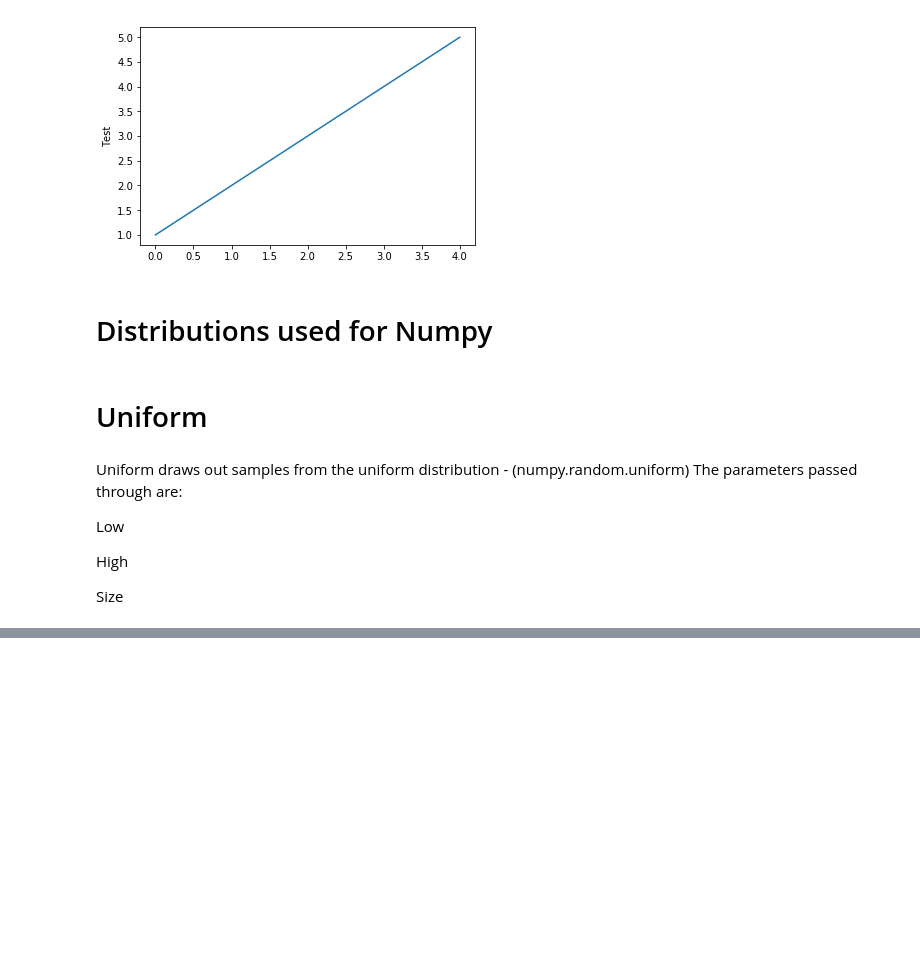
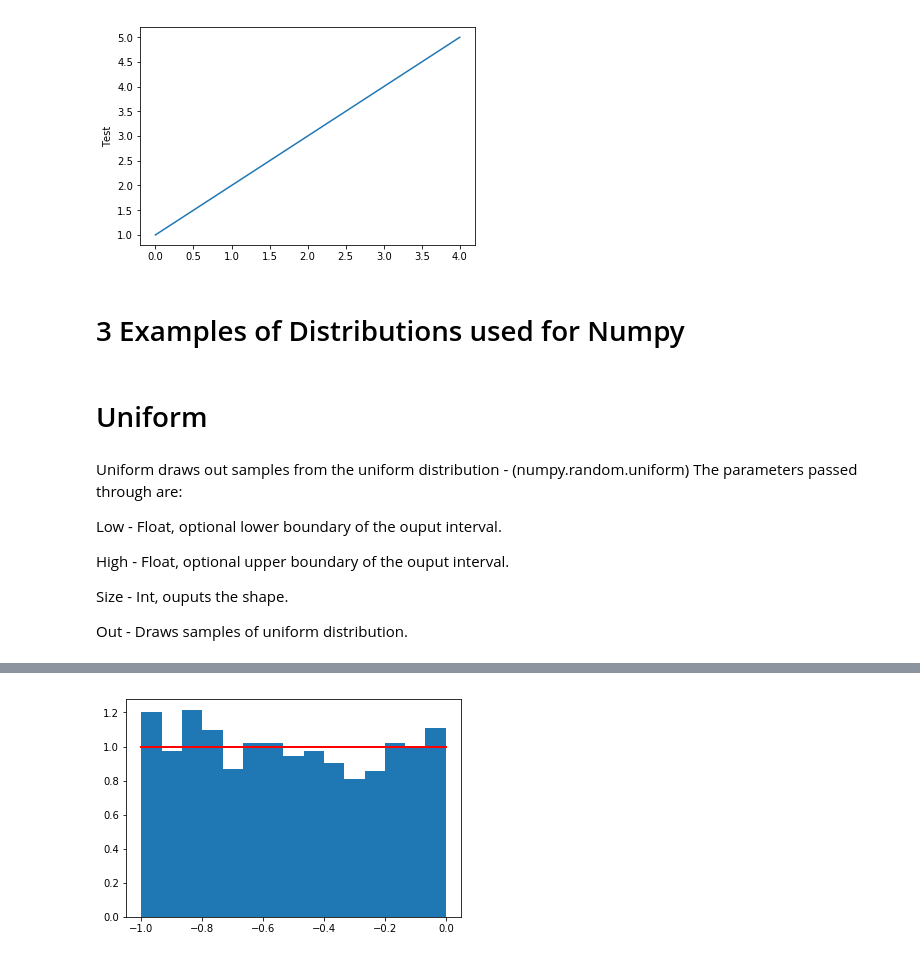
Before and after one commit to yrrag5/Emerging-Technology-Project, a Jupyter notebook: numpy-random.ipynb, the cells around one changed output, grey strips where cells are left out. Saved outputs shown, nothing was run; the diff lists cells and outputs as text; code cells hidden in the pictures; blank space fills up the shorter version.

Commit message:
Adding uniform and power dist

```diff
--- a/numpy-random.ipynb
+++ b/numpy-random.ipynb
@@ -73,15 +76,17 @@ plt.show()
 # %% [output]
 [figure]
 # %% [markdown]
-# Distributions used for Numpy
+# 3 Examples of Distributions used for Numpy
 # %% [markdown]
 # Uniform
 # %% [markdown]
 Uniform draws out samples from the uniform distribution - (numpy.random.uniform) The parameters passed through are:
 
-Low
+Low - Float, optional lower boundary of the ouput interval.
 
-High
+High - Float, optional upper boundary of the ouput interval.
 
-Size
+Size - Int, ouputs the shape.
+
+Out - Draws samples of uniform distribution.
 # %%
@@ -88,7 +94,8 @@ Size
 s = np.random.uniform(-1,0,1000)
 # %%
-import matplotlib.pyplot as plt
- count, bins, ignored = plt.hist(s, 15, normed=True)
- plt.plot(bins, np.ones_like(bins), linewidth=2, color='r')
- plt.show()
+# Gives random distribution probability through the density function
+# User warning occurs when using normed, replaced with density
+count, bins, ignored = plt.hist(s, 15, density=True)
+plt.plot(bins, np.ones_like(bins), linewidth=2, color='r')
+plt.show()
 # %% [output]
@@ -95,0 +102 @@ IndentationError: unexpected indent (<ipython-input-1-bdda3583af02>, line 2)
+[figure, added]
```
Also changed, not shown: parts of 14 cells of this notebook.
